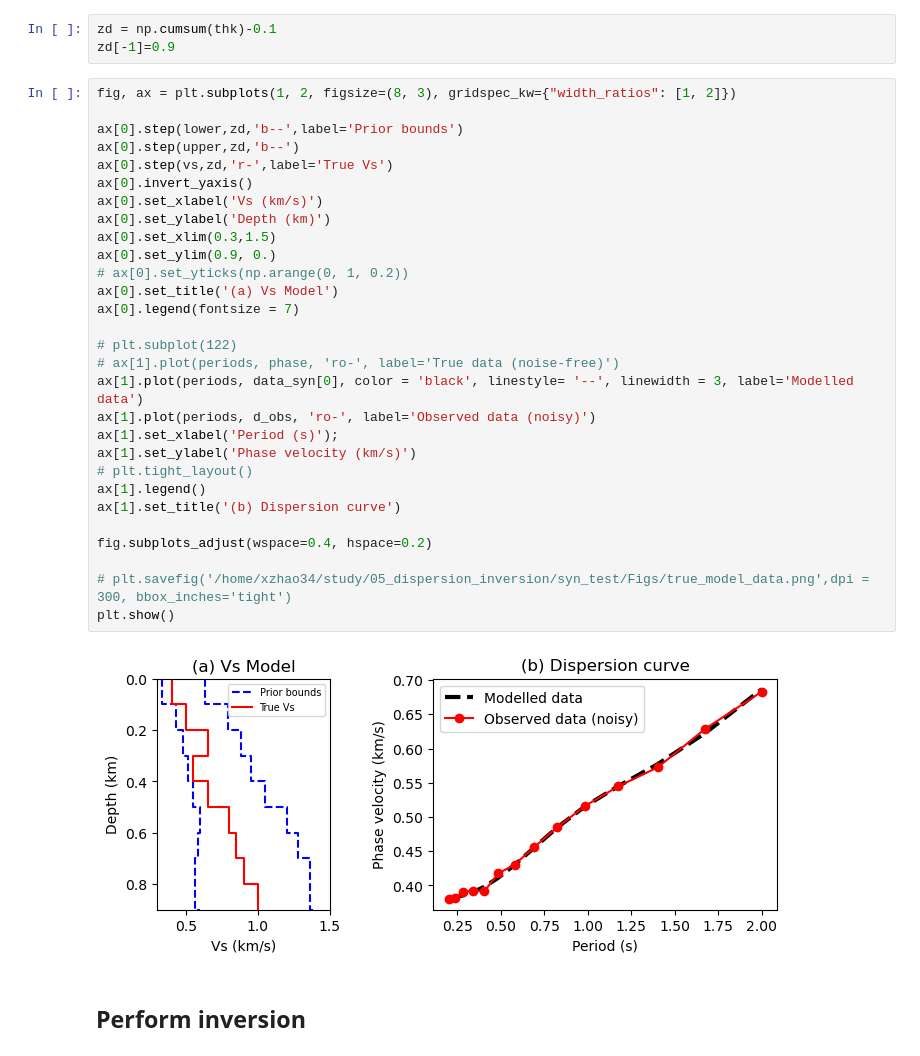
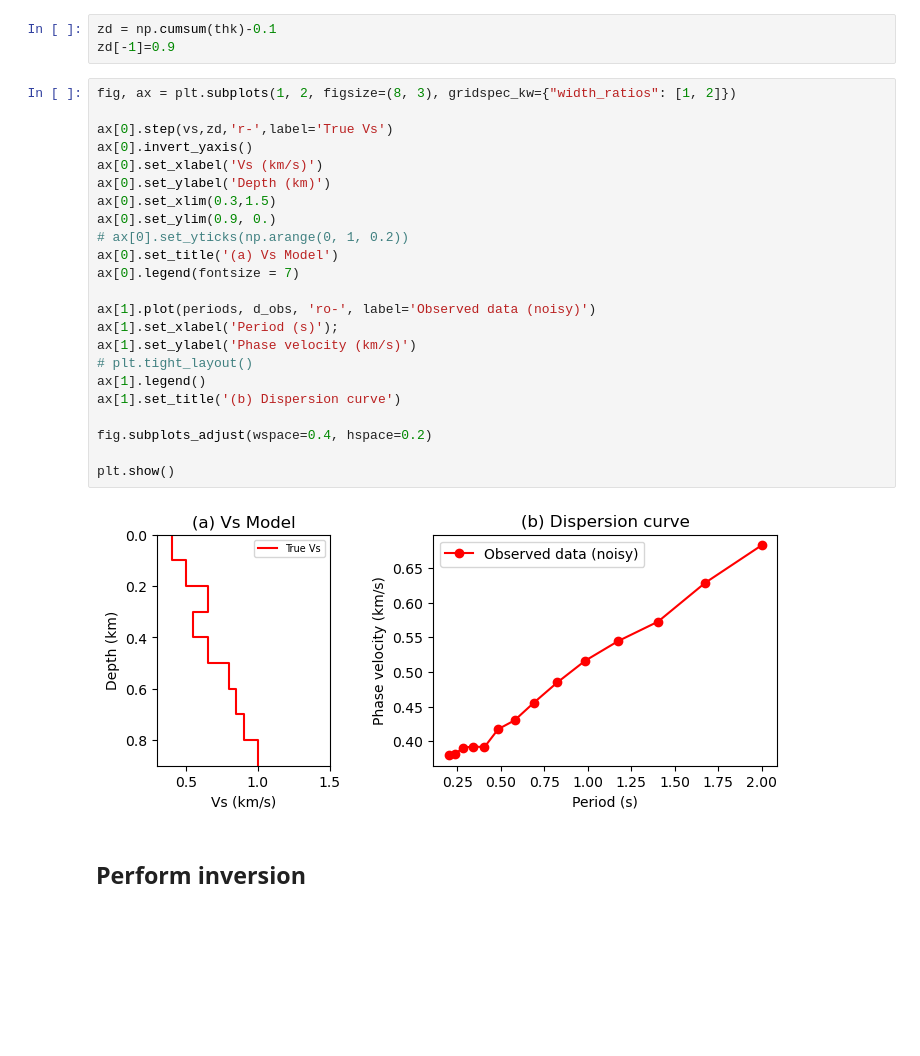
Before and after one commit to XuebinZhaoZXB/GeoPVI, a Jupyter notebook: examples/tutorials/11_1D_dispersion_inversion.ipynb, the cells around one changed output. Cells and saved outputs as stored; diff of their text form; blank space fills up the shorter version.

```diff
--- a/examples/tutorials/11_1D_dispersion_inversion.ipynb
+++ b/examples/tutorials/11_1D_dispersion_inversion.ipynb
@@ -68,34 +68,28 @@ zd[-1]=0.9
 # %%
 fig, ax = plt.subplots(1, 2, figsize=(8, 3), gridspec_kw={"width_ratios": [1, 2]})
 
-ax[0].step(lower,zd,'b--',label='Prior bounds')
-ax[0].step(upper,zd,'b--')
 ax[0].step(vs,zd,'r-',label='True Vs')
 ax[0].invert_yaxis()
 ax[0].set_xlabel('Vs (km/s)')
 ax[0].set_ylabel('Depth (km)')
 ax[0].set_xlim(0.3,1.5)
 ax[0].set_ylim(0.9, 0.)
 # ax[0].set_yticks(np.arange(0, 1, 0.2))
 ax[0].set_title('(a) Vs Model')
 ax[0].legend(fontsize = 7)
 
-# plt.subplot(122)
-# ax[1].plot(periods, phase, 'ro-', label='True data (noise-free)')
-ax[1].plot(periods, data_syn[0], color = 'black', linestyle= '--', linewidth = 3, label='Modelled data')
 ax[1].plot(periods, d_obs, 'ro-', label='Observed data (noisy)')
 ax[1].set_xlabel('Period (s)');
 ax[1].set_ylabel('Phase velocity (km/s)')
 # plt.tight_layout()
 ax[1].legend()
 ax[1].set_title('(b) Dispersion curve')
 
 fig.subplots_adjust(wspace=0.4, hspace=0.2)
 
-# plt.savefig('/home/xzhao34/study/05_dispersion_inversion/syn_test/Figs/true_model_data.png',dpi = 300, bbox_inches='tight')
 plt.show()
 # %% [output]
-[figure, old version]
+[figure, new version]
 # %% [markdown]
 ## Perform inversion
 # %% [markdown]
```
Also changed, not shown: parts of 27 cells of this notebook.
